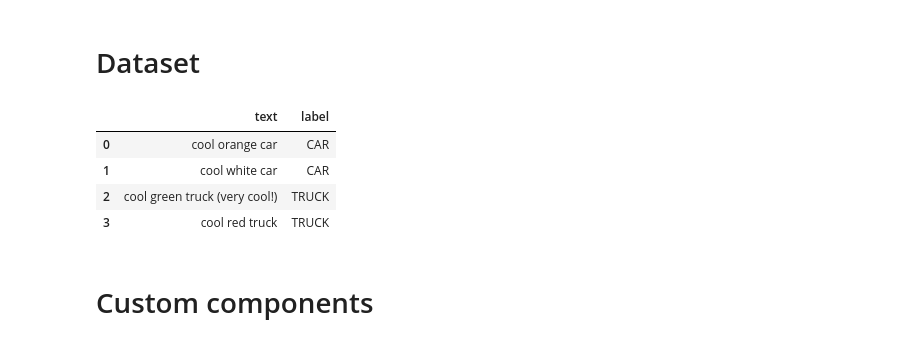
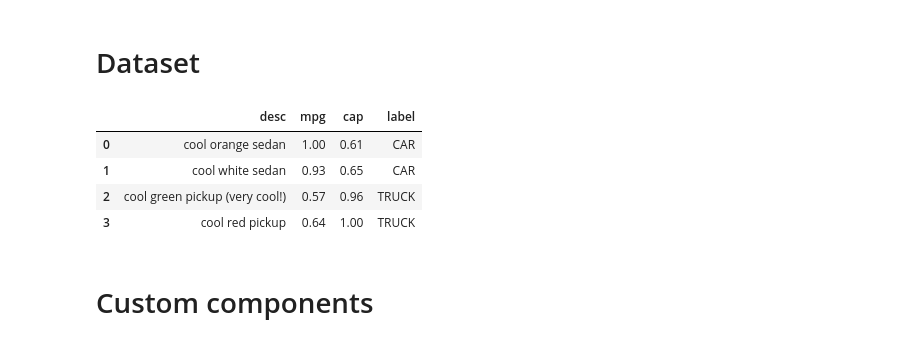
Before and after one commit to yarki/examples, a Jupyter notebook: pipelines_with_pandas.ipynb, the cells around one changed output. Saved outputs shown, nothing was run; the diff lists cells and outputs as text; code cells hidden in the pictures.

```diff
--- a/pipelines_with_pandas.ipynb
+++ b/pipelines_with_pandas.ipynb
@@ -26,18 +25,18 @@ import eli5
 # Dataset
 # %%
 train_df = pd.DataFrame([
-    ['cool orange car',               'CAR'],
-    ['cool white car',                'CAR'],
-    ['cool green truck (very cool!)', 'TRUCK'],
-    ['cool red truck',                'TRUCK'],
-], columns=['text', 'label'])
+    ['cool orange sedan',               1.00,   0.61,  'CAR'],
+    ['cool white sedan',                0.93,   0.65,  'CAR'],
+    ['cool green pickup (very cool!)',  0.57,   0.96,  'TRUCK'],
+    ['cool red pickup',                 0.64,   1.00,  'TRUCK'],
+], columns=['desc', 'mpg', 'cap', 'label'])
 train_df
 # %% [output]
-|  | text | label |
-| 0 | cool orange car | CAR |
-| 1 | cool white car | CAR |
-| 2 | cool green truck (very cool!) | TRUCK |
-| 3 | cool red truck | TRUCK |
+|  | desc | mpg | cap | label |
+| 0 | cool orange sedan | 1.00 | 0.61 | CAR |
+| 1 | cool white sedan | 0.93 | 0.65 | CAR |
+| 2 | cool green pickup (very cool!) | 0.57 | 0.96 | TRUCK |
+| 3 | cool red pickup | 0.64 | 1.00 | TRUCK |
 # %% [markdown]
 # Custom components
 # %% [markdown]
```
Also changed, not shown: parts of 21 cells of this notebook.
